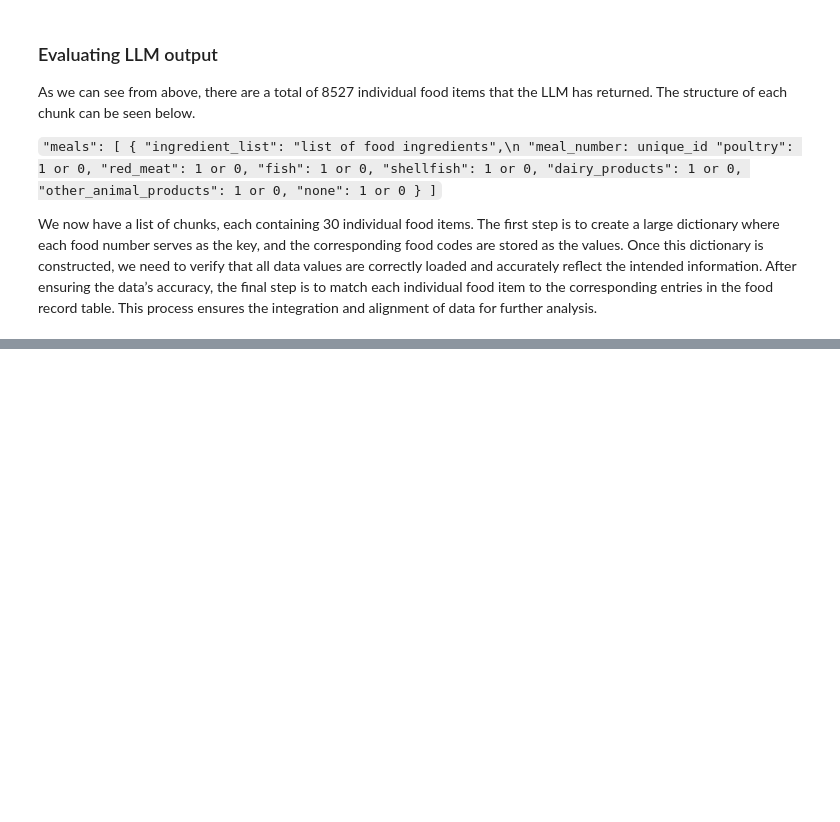
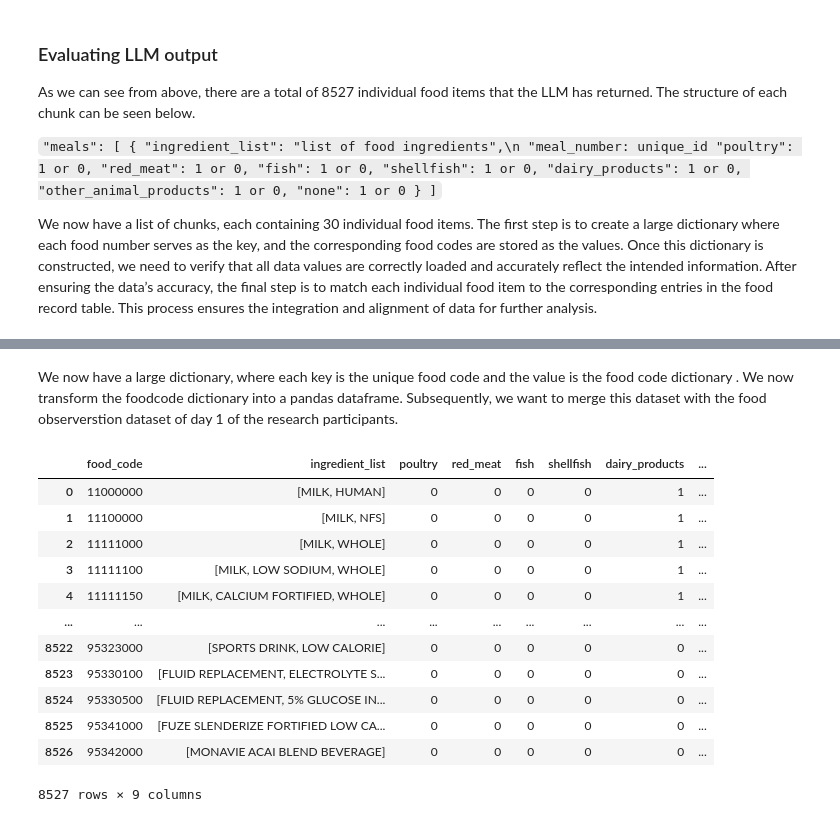
Before and after one commit to mehdigreefhorst/Individual-Assignment-Data-Mining, a Jupyter notebook: EDA.ipynb, the cells around one changed output, grey strips where cells are left out. Drawn from its saved outputs; the diff is of its cells as text; code cells hidden in the pictures; blank space fills up the shorter version.

```diff
--- a/EDA.ipynb
+++ b/EDA.ipynb
@@ -320,6 +316,11 @@ from copy import deepcopy
 chunked_food_json = deepcopy(complete_food_json)
 # %%
 def turn_json_chunks_df(json_chunks):
+    """
+    groups the chunks of food_json output from the llm into a list of dictionaries
+    :param json_chunks:
+    :return:
+    """
     complete_json = []
     for chunk in json_chunks:
         # Check if meals is in the chunk
@@ -335,10 +336,19 @@ def turn_json_chunks_df(json_chunks):
         else:
             raise Exception("there is an issue with formatting")
 
-
-
     return complete_json
 
+def turn_json_list_into_key_value_dict(json_list):
+    """
+    turns the list of dictionaries into a large dictionary, where each key is the unique food code and the value is the food encoding created by the LLM
+    :param json_list: list of dictionaries of food items
+    :return:
+    """
+    food_json_dictionary = {json_dict["meal_number"]:json_dict for json_dict in json_list}
+    [json_dict.pop("meal_number") for meal_number, json_dict in  food_json_dictionary.items()]
+    return food_json_dictionary
+
 exploded_food_json = turn_json_chunks_df(chunked_food_json)
-len(exploded_food_json)
+print(f"there are a total of {len(exploded_food_json)} food items")
+food_code_dictionary = turn_json_list_into_key_value_dict(exploded_food_json)
 # %% [output]
@@ -345,0 +367,31 @@ len(exploded_food_json)
+# %% [markdown]
+We now have a large dictionary, where each key is the unique food code and the value is the food code dictionary . We now transform the foodcode dictionary into a pandas dataframe. Subsequently, we want to merge this dataset with the food observerstion dataset of day 1 of the research participants.
+# %%
+def turn_food_dictionary_into_pd(json_dictionary):
+    """
+    # Step 1: Convert the dictionary to a DataFrame
+    dict_df = pd.DataFrame.from_dict(meal_dict, orient="index").reset_index()
+    dict_df.rename(columns={"index": "food_code"}, inplace=True)
+    :param json_dictionary:
+    :return:
+    """
+    dict_df = pd.DataFrame.from_dict(json_dictionary, orient="index").reset_index()
+    dict_df.rename(columns={"index": "food_code"}, inplace=True)
+    return dict_df
+
+food_code_df = turn_food_dictionary_into_pd(food_code_dictionary)
+food_code_df
+# %% [output]
+|  | food_code | ingredient_list | poultry | red_meat | fish | shellfish | dairy_products | ... |
+| 0 | 11000000 | [MILK, HUMAN] | 0 | 0 | 0 | 0 | 1 | ... |
+| 1 | 11100000 | [MILK, NFS] | 0 | 0 | 0 | 0 | 1 | ... |
+| 2 | 11111000 | [MILK, WHOLE] | 0 | 0 | 0 | 0 | 1 | ... |
+| 3 | 11111100 | [MILK, LOW SODIUM, WHOLE] | 0 | 0 | 0 | 0 | 1 | ... |
+| 4 | 11111150 | [MILK, CALCIUM FORTIFIED, WHOLE] | 0 | 0 | 0 | 0 | 1 | ... |
+| ... | ... | ... | ... | ... | ... | ... | ... | ... |
+| 8522 | 95323000 | [SPORTS DRINK, LOW CALORIE] | 0 | 0 | 0 | 0 | 0 | ... |
+| 8523 | 95330100 | [FLUID REPLACEMENT, ELECTROLYTE S... | 0 | 0 | 0 | 0 | 0 | ... |
+| 8524 | 95330500 | [FLUID REPLACEMENT, 5% GLUCOSE IN... | 0 | 0 | 0 | 0 | 0 | ... |
+| 8525 | 95341000 | [FUZE SLENDERIZE FORTIFIED LOW CA... | 0 | 0 | 0 | 0 | 0 | ... |
+| 8526 | 95342000 | [MONAVIE ACAI BLEND BEVERAGE] | 0 | 0 | 0 | 0 | 0 | ... |
+8527 rows × 9 columns
```
Also changed, not shown: parts of 23 cells of this notebook, 2 other files.
